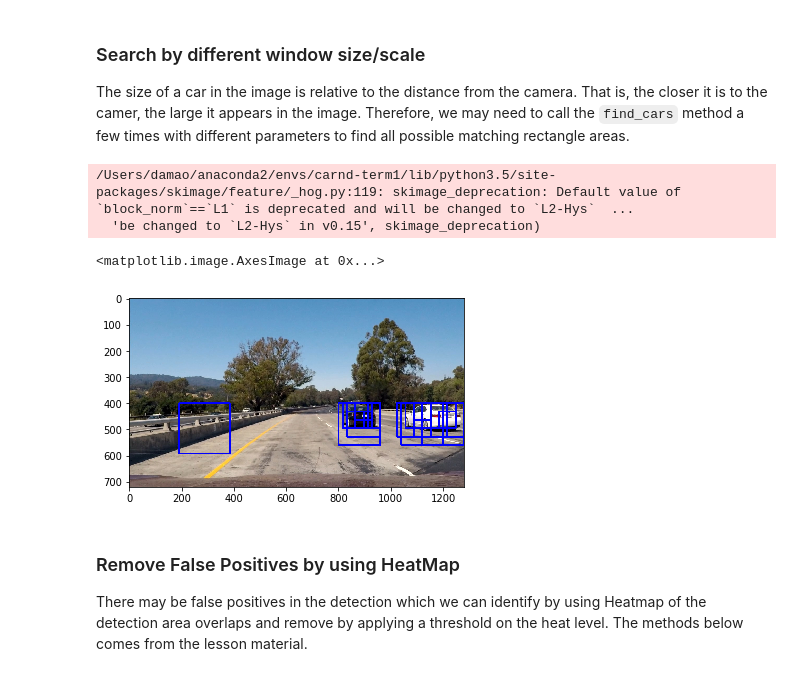
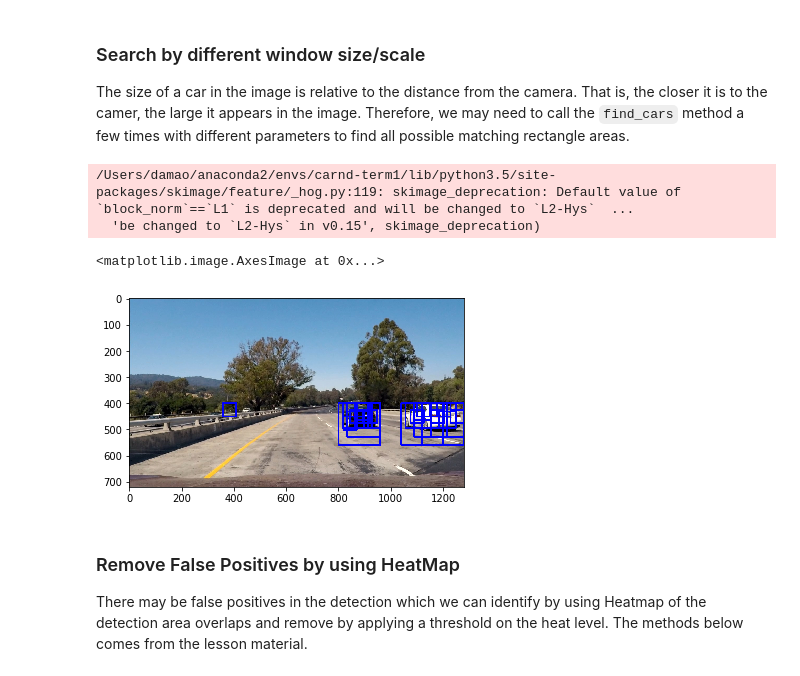
Before and after one commit to jingz8804/CarND-Vehicle-Detection, a Jupyter notebook: project-vechicle-detection.ipynb, the cells around one changed output. Cells and saved outputs as stored; diff of their text form; code cells hidden in the pictures.

Commit message:
turn off the color features.

```diff
--- a/project-vechicle-detection.ipynb
+++ b/project-vechicle-detection.ipynb
@@ -326,19 +316,18 @@ def convert_color2(image, cspace='YUV'):
             feature_image = cv2.cvtColor(image, cv2.COLOR_RGB2YCrCb)
     return feature_image
 # %%
-def convert_color(img, conv='RGB2YCrCb'):
-    if conv == 'RGB2YCrCb':
-        return cv2.cvtColor(img, cv2.COLOR_RGB2YCrCb)
-    if conv == 'BGR2YCrCb':
-        return cv2.cvtColor(img, cv2.COLOR_BGR2YCrCb)
-    if conv == 'RGB2LUV':
-        return cv2.cvtColor(img, cv2.COLOR_RGB2LUV)
+# def convert_color(img, conv='RGB2YCrCb'):
+#     if conv == 'RGB2YCrCb':
+#         return cv2.cvtColor(img, cv2.COLOR_RGB2YCrCb)
+#     if conv == 'BGR2YCrCb':
+#         return cv2.cvtColor(img, cv2.COLOR_BGR2YCrCb)
+#     if conv == 'RGB2LUV':
+#         return cv2.cvtColor(img, cv2.COLOR_RGB2LUV)
 
 # Define a single function that can extract features using hog sub-sampling and make predictions
 def find_cars(img, ystart, ystop, scale, svc, X_scaler,
               colorspace_hog, orient, pix_per_cell, cell_per_block,
-              colorspace_color, spatial_size, hist_bins):
-
+              colorspace_color, spatial_size, hist_bins, hist_range):
     # array of rectangles where cars were detected
     rectangles = []
 
@@ -388,14 +377,13 @@ def find_cars(img, ystart, ystop, scale, svc, X_scaler,
 
             # Extract the image patch
             subimg = cv2.resize(ctrans_tosearch[ytop:ytop+window, xleft:xleft+window], (64,64))
-
+#             subimg = convert_color2(subimg, cspace=colorspace_color)
             # Get color features
 #             spatial_features = bin_spatial(subimg, size=spatial_size)
-#             hist_features = color_hist(subimg, nbins=hist_bins)
+#             hist_features = color_hist(subimg, nbins=hist_bins, bins_range=hist_range)
 
 #             # Scale features and make a prediction
 #             test_features = X_scaler.transform(np.hstack((spatial_features, hist_features, hog_features)).reshape(1, -1))
-#             #test_features = X_scaler.transform(np.hstack((shape_feat, hist_feat)).reshape(1, -1))
 #             test_prediction = svc.predict(test_features)
             test_features = hog_features.reshape(1, -1)
             test_prediction = svc.predict(test_features)
@@ -428,7 +416,7 @@ hist_range=(0, 256)
 
 out_img, rectangles = find_cars(test_image, ystart, ystop, scale, svc, X_scaler,
                                 colorspace_hog, orient, pix_per_cell, cell_per_block,
-                                spatial_size, hist_bins, hist_range)
+                                colorspace_color, spatial_size, hist_bins, hist_range)
 
 plt.imshow(out_img)
 print("Number of boxes drawn: ", len(rectangles))
@@ -446,30 +435,32 @@ def draw_boxes(img, boxes):
         cv2.rectangle(draw_img, box[0], box[1] ,(0,0,255), 6)
     return draw_img
 # %%
-colorspace = 'YUV' # Can be RGB, HSV, LUV, HLS, YUV, YCrCb
+colorspace_hog = 'YUV' # Can be RGB, HSV, LUV, HLS, YUV, YCrCb
 orient = 11
 pix_per_cell = 16
 cell_per_block = 2
 hog_channel = 'ALL' # Can be 0, 1, 2, or "ALL"
 
-scales = [1.0, 1.5, 2, 2.5, 3, 3,5]
+scales = [0.8, 1.0, 1.5, 2, 2.5, 3, 3,5]
 rects = []
 
 test_image = mpimg.imread('./test_images/test1.jpg')
 
 for scale in scales:
-    _, rectangles = find_cars(test_image, ystart, ystop, scale, svc, None, orient, pix_per_cell, cell_per_block, None, None)
+    _, rectangles = find_cars(test_image, ystart, ystop, scale, svc, X_scaler,
+                                colorspace_hog, orient, pix_per_cell, cell_per_block,
+                                colorspace_color, spatial_size, hist_bins, hist_range)
     rects.append(rectangles)
 
 rectangles = [item for sublist in rects for item in sublist]
 
 test_image_drawn = draw_boxes(test_image, rectangles)
 plt.imshow(test_image_drawn)
 # %% [output]
 /Users/damao/anaconda2/envs/carnd-term1/lib/python3.5/site-packages/skimage/feature/_hog.py:119: skimage_deprecation: Default value of `block_norm`==`L1` is deprecated and will be changed to `L2-Hys`  ...
   'be changed to `L2-Hys` in v0.15', skimage_deprecation)
 <matplotlib.image.AxesImage at 0x...>
-[figure, old version]
+[figure, new version]
 # %% [markdown]
 ### Remove False Positives by using HeatMap
 There may be false positives in the detection which we can identify by using Heatmap of the detection area overlaps and remove by applying a threshold on the heat level. The methods below comes from the lesson material.
```
Also changed, not shown: parts of 17 cells of this notebook, 3 other files.
